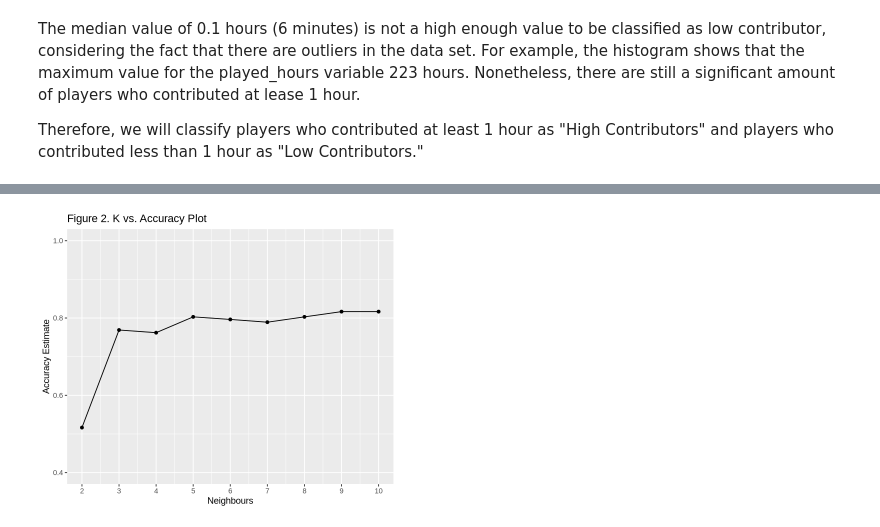
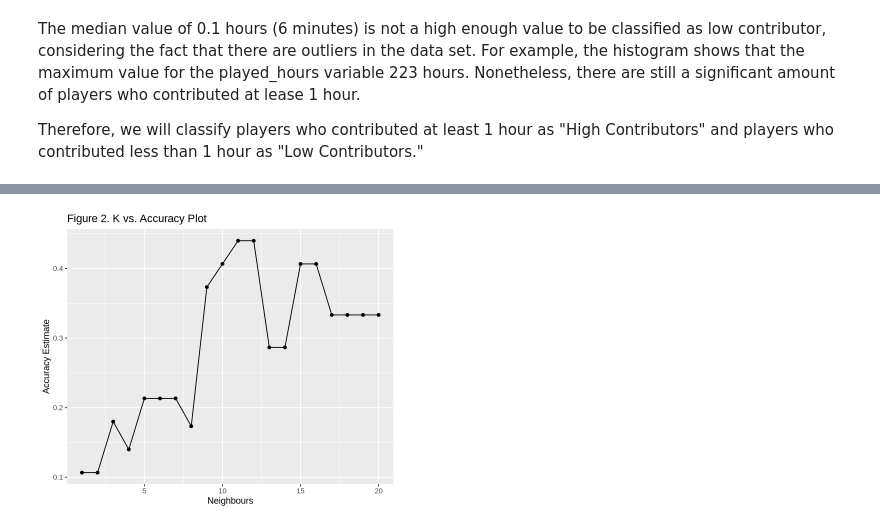
Before and after one commit to Nic917/DSCI-project-, a Jupyter notebook: ipynb_checkpoints/DSCI100_Group_Project_Code-checkpoint.ipynb, the cells around one changed output, grey strips where cells are left out. Cells and saved outputs as stored; diff of their text form; code cells hidden in the pictures.

```diff
--- a/ipynb_checkpoints/DSCI100_Group_Project_Code-checkpoint.ipynb
+++ b/ipynb_checkpoints/DSCI100_Group_Project_Code-checkpoint.ipynb
@@ -150,37 +143,46 @@ players_test <- testing(players_split)
 # %%
 #select the best k value by making a k vs. accuracy plot
 options(repr.plot.height = 5, repr.plot.width = 6)
 
 # your code here
 knn_spec <- nearest_neighbor(weight_func = "rectangular", neighbors = tune()) |>
   set_engine("kknn") |>
   set_mode("classification")
 
-training_recipe <- recipe(contributor ~ gender + age + experience + subscribe, data = players_train)
+training_recipe <- recipe(contributor ~ gender + age + experience + subscribe, data = players_train)|>
+                    step_upsample(contributor, over_ratio = 1, skip = TRUE)
 
-k_vals <- tibble(neighbors = seq(from = 2, to = 10, by = 1))
+k_vals <- tibble(neighbors = seq(from = 1, to = 20, by = 1))
 
 training_vfold <- vfold_cv(players_train, v = 5, strata = contributor)
+
+custom_metrics <- metric_set(accuracy, recall,precision)
 
 training_fit <- workflow() |>
   add_recipe(training_recipe) |>
   add_model(knn_spec) |>
-  tune_grid(resamples = training_vfold, grid = k_vals) |>
+  tune_grid(resamples = training_vfold, grid = k_vals, metrics = custom_metrics) |>
   collect_metrics()
 
-accuracies <- training_fit |>
-    filter(.metric == "accuracy")
+#accuracies <- training_fit |>
+#    filter(.metric == "accuracy")
 
-cross_val_plot <- ggplot(accuracies, aes(x = neighbors, y = mean))+
+recalls <- training_fit |>
+    filter(.metric == "recall")
+
+#precisions <- training_fit |>
+#    filter(.metric == "precision")
+
+cross_val_plot <- ggplot(recalls, aes(x = neighbors, y = mean))+
     geom_point()+
     geom_line()+
     labs(x = "Neighbours", y = "Accuracy Estimate") +
-    scale_x_continuous(breaks = seq(0, 14, by = 1)) +
-    scale_y_continuous(limits = c(0.4, 1.0)) +
+    #scale_x_continuous(breaks = seq(0, 14, by = 1)) +
+    #scale_y_continuous(limits = c(0.4, 1.0)) +
     ggtitle("Figure 2. K vs. Accuracy Plot")
 cross_val_plot
 # %% [output]
-[figure, old version]
+[figure, new version]
 # %%
 # Set the seed. Don't remove this!
 set.seed(9999)
```
Also changed, not shown: parts of 9 cells of this notebook.
